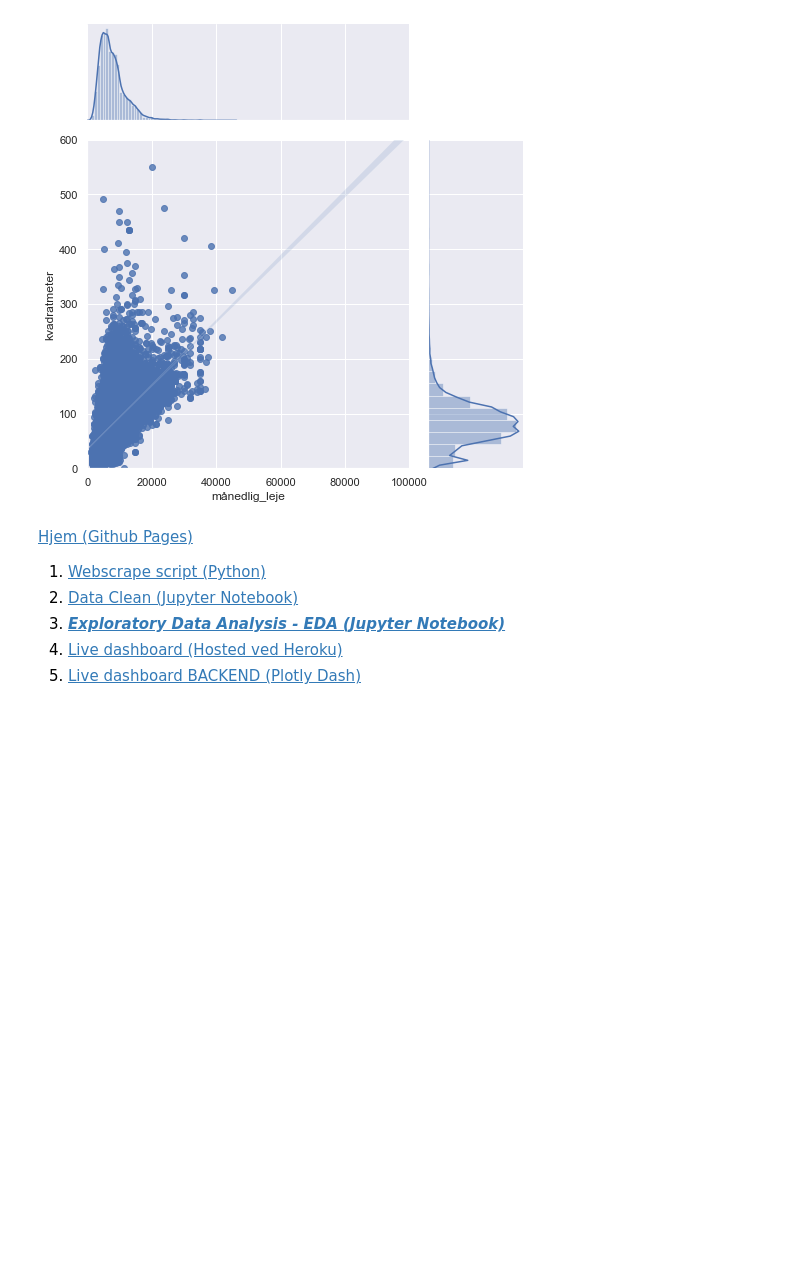
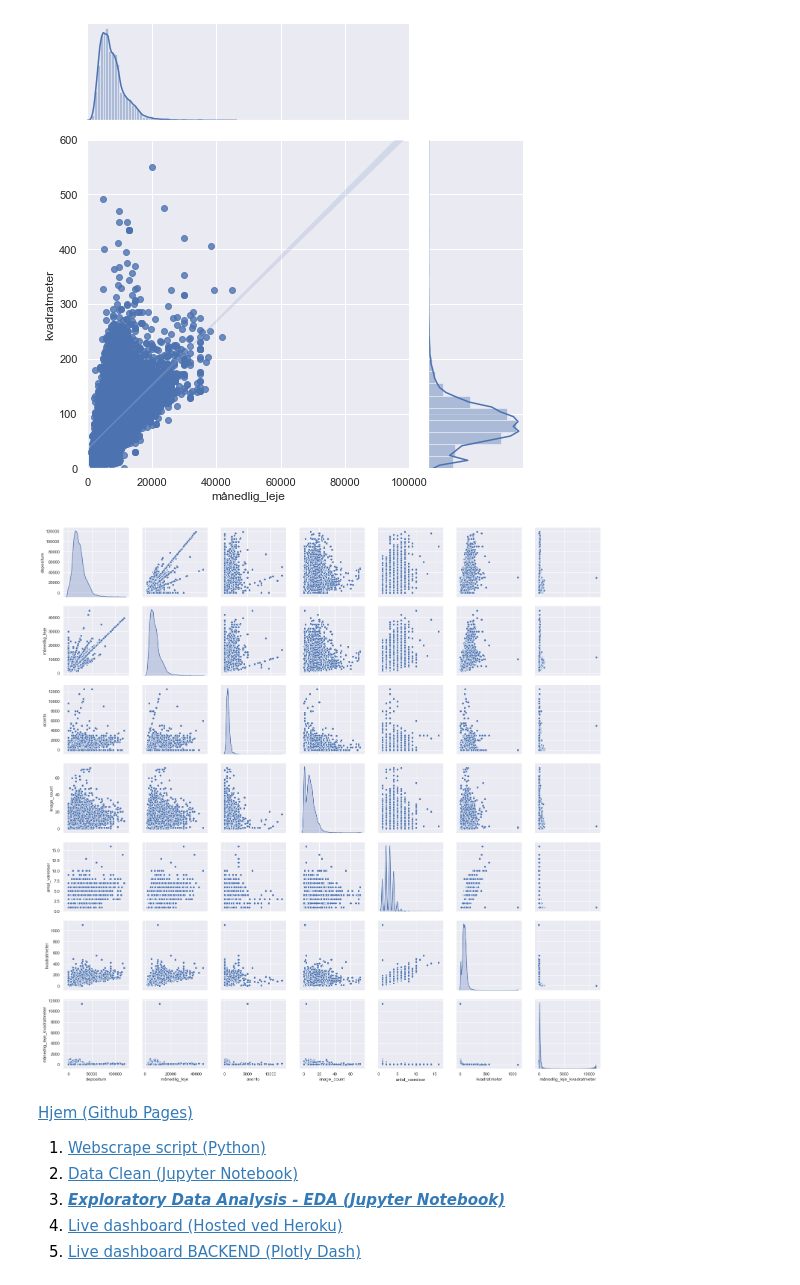
Before and after one commit to MadsJC/Bolig-site-analyse, a Jupyter notebook: PYTHON - Exploratory Data Analysis (EDA).ipynb, the cells around one changed output. Saved outputs shown, nothing was run; the diff lists cells and outputs as text; code cells hidden in the pictures; blank space fills up the shorter version.

```diff
--- a/PYTHON - Exploratory Data Analysis (EDA).ipynb
+++ b/PYTHON - Exploratory Data Analysis (EDA).ipynb
@@ -396,6 +414,10 @@ make_corr_JointGrid('antal_værelser', 'kvadratmeter', (0, 17), (0, 800))
 make_corr_JointGrid('månedlig_leje', 'kvadratmeter', (0, 100000), (0, 600))
 # %% [output]
 [figure]
+# %%
+sns.pairplot(df[corr_columns_of_interest], height=3, kind='scatter', diag_kind='kde');
+# %% [output]
+[figure, added]
 # %% [markdown]
 [Hjem (Github Pages)](https://madsjc.github.io/Bolig-site-analyse/)
 
```
Also changed, not shown: parts of 7 cells of this notebook.
